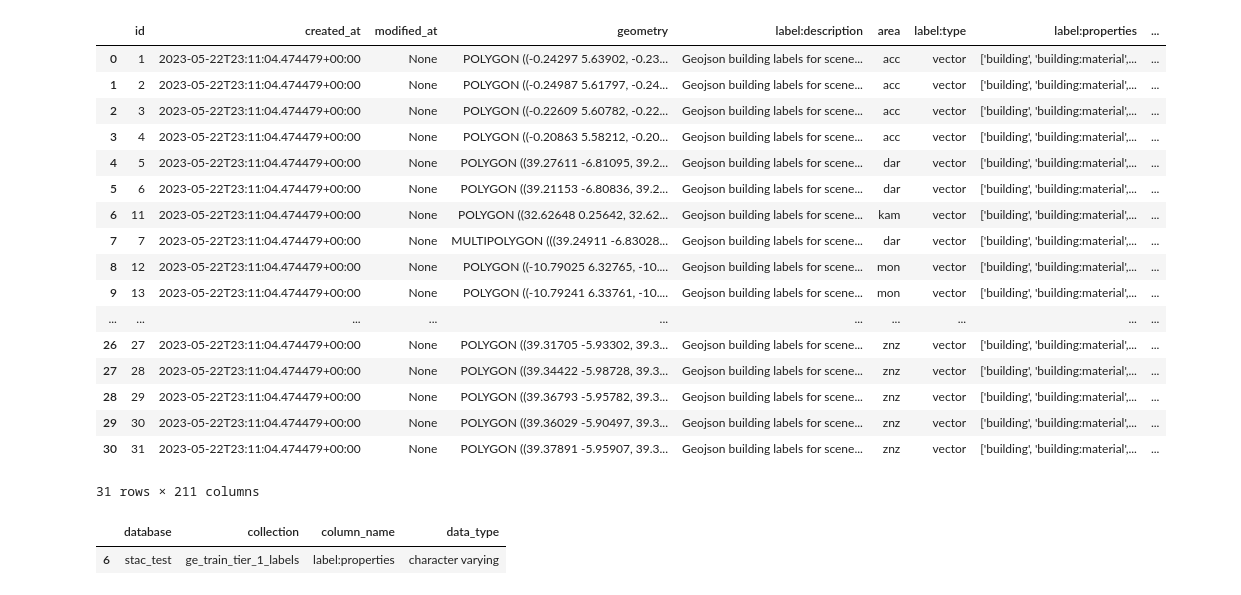
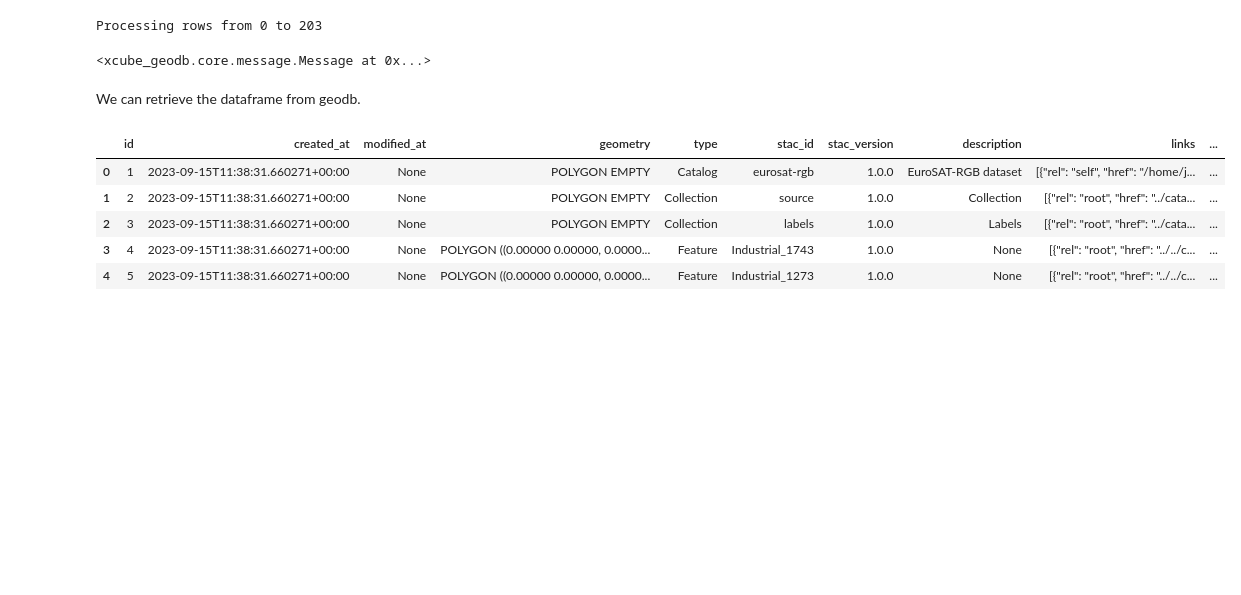
Before and after one commit to earthpulse/eotdl, a Jupyter notebook: demos/ipynbs/02_geodb.ipynb, the cells around one changed output. Drawn from its saved outputs; the diff is of its cells as text; code cells hidden in the pictures; blank space fills up the shorter version.

```diff
--- a/demos/ipynbs/02_geodb.ipynb
+++ b/demos/ipynbs/02_geodb.ipynb
@@ -1,17 +55,16 @@
 # %%
 from xcube_geodb.core.geodb import GeoDBClient
 from dotenv import load_dotenv
-import os
 
 load_dotenv()
 
-g = GeoDBClient(
-  server_url=os.environ['SERVER_URL'],
-  server_port=os.environ['SERVER_PORT'],
-  client_id=os.environ['CLIENT_ID'],
-  client_secret=os.environ['CLIENT_SECRET'],
-  auth_aud=os.environ['AUTH_DOMAIN'],
+geodb_client = GeoDBClient(
+    server_url=os.environ["GEODB_API_SERVER_URL"],
+    server_port=os.environ["GEODB_API_SERVER_PORT"],
+    client_id=os.environ["GEODB_AUTH_CLIENT_ID"],
+    client_secret=os.environ["GEODB_AUTH_CLIENT_SECRET"],
+    auth_aud=os.environ["GEODB_AUTH_DOMAIN"],
 )
 
-g.whoami
+geodb_client.whoami
 # %% [output]
@@ -29,29 +72,34 @@ ds
+# %%
+collection = 'geodb-demo'
+database = None
+
+if geodb_client.collection_exists(collection, database):
+    geodb_client.drop_collection(collection)
+
+collections = {
+    collection: {
+        'crs': 4326,
+        'properties': {column: 'text' for column in values.columns if column not in ['geometry', 'id']}, # this is a limitation, we need to set appropriate types for querying...
+    }
+}
+
+geodb_client.create_collections(collections, database=database)
+
+geodb_client.insert_into_collection(
+    collection, database=database, values=values
+)
+# %% [output]
+Processing rows from 0 to 203
+<xcube_geodb.core.message.Message at 0x...>
+# %% [markdown]
+We can retrieve the dataframe from geodb.
 # %%
-gdf = g.get_collection('ge_train_tier_1_labels', database='stac_test')
+gdf = geodb_client.get_collection(collection)
 gdf.head()
 # %% [output]
-|  | id | created_at | modified_at | geometry | label:description | area | label:type | label:properties | ... |
-| 0 | 1 | 2023-05-22T23:11:04.474479+00:00 | None | POLYGON ((-0.24297 5.63902, -0.23... | Geojson building labels for scene... | acc | vector | ['building', 'building:material',... | ... |
-| 1 | 2 | 2023-05-22T23:11:04.474479+00:00 | None | POLYGON ((-0.24987 5.61797, -0.24... | Geojson building labels for scene... | acc | vector | ['building', 'building:material',... | ... |
-| 2 | 3 | 2023-05-22T23:11:04.474479+00:00 | None | POLYGON ((-0.22609 5.60782, -0.22... | Geojson building labels for scene... | acc | vector | ['building', 'building:material',... | ... |
-| 3 | 4 | 2023-05-22T23:11:04.474479+00:00 | None | POLYGON ((-0.20863 5.58212, -0.20... | Geojson building labels for scene... | acc | vector | ['building', 'building:material',... | ... |
-| 4 | 5 | 2023-05-22T23:11:04.474479+00:00 | None | POLYGON ((39.27611 -6.81095, 39.2... | Geojson building labels for scene... | dar | vector | ['building', 'building:material',... | ... |
-| 5 | 6 | 2023-05-22T23:11:04.474479+00:00 | None | POLYGON ((39.21153 -6.80836, 39.2... | Geojson building labels for scene... | dar | vector | ['building', 'building:material',... | ... |
-| 6 | 11 | 2023-05-22T23:11:04.474479+00:00 | None | POLYGON ((32.62648 0.25642, 32.62... | Geojson building labels for scene... | kam | vector | ['building', 'building:material',... | ... |
-| 7 | 7 | 2023-05-22T23:11:04.474479+00:00 | None | MULTIPOLYGON (((39.24911 -6.83028... | Geojson building labels for scene... | dar | vector | ['building', 'building:material',... | ... |
-| 8 | 12 | 2023-05-22T23:11:04.474479+00:00 | None | POLYGON ((-10.79025 6.32765, -10.... | Geojson building labels for scene... | mon | vector | ['building', 'building:material',... | ... |
-| 9 | 13 | 2023-05-22T23:11:04.474479+00:00 | None | POLYGON ((-10.79241 6.33761, -10.... | Geojson building labels for scene... | mon | vector | ['building', 'building:material',... | ... |
-| ... | ... | ... | ... | ... | ... | ... | ... | ... | ... |
-| 26 | 27 | 2023-05-22T23:11:04.474479+00:00 | None | POLYGON ((39.31705 -5.93302, 39.3... | Geojson building labels for scene... | znz | vector | ['building', 'building:material',... | ... |
-| 27 | 28 | 2023-05-22T23:11:04.474479+00:00 | None | POLYGON ((39.34422 -5.98728, 39.3... | Geojson building labels for scene... | znz | vector | ['building', 'building:material',... | ... |
-| 28 | 29 | 2023-05-22T23:11:04.474479+00:00 | None | POLYGON ((39.36793 -5.95782, 39.3... | Geojson building labels for scene... | znz | vector | ['building', 'building:material',... | ... |
-| 29 | 30 | 2023-05-22T23:11:04.474479+00:00 | None | POLYGON ((39.36029 -5.90497, 39.3... | Geojson building labels for scene... | znz | vector | ['building', 'building:material',... | ... |
-| 30 | 31 | 2023-05-22T23:11:04.474479+00:00 | None | POLYGON ((39.37891 -5.95907, 39.3... | Geojson building labels for scene... | znz | vector | ['building', 'building:material',... | ... |
+|  | id | created_at | modified_at | geometry | type | stac_id | stac_version | description | links | ... |
+| 0 | 1 | 2023-09-15T11:38:31.660271+00:00 | None | POLYGON EMPTY | Catalog | eurosat-rgb | 1.0.0 | EuroSAT-RGB dataset | [{"rel": "self", "href": "/home/j... | ... |
+| 1 | 2 | 2023-09-15T11:38:31.660271+00:00 | None | POLYGON EMPTY | Collection | source | 1.0.0 | Collection | [{"rel": "root", "href": "../cata... | ... |
+| 2 | 3 | 2023-09-15T11:38:31.660271+00:00 | None | POLYGON EMPTY | Collection | labels | 1.0.0 | Labels | [{"rel": "root", "href": "../cata... | ... |
+| 3 | 4 | 2023-09-15T11:38:31.660271+00:00 | None | POLYGON ((0.00000 0.00000, 0.0000... | Feature | Industrial_1743 | 1.0.0 | None | [{"rel": "root", "href": "../../c... | ... |
+| 4 | 5 | 2023-09-15T11:38:31.660271+00:00 | None | POLYGON ((0.00000 0.00000, 0.0000... | Feature | Industrial_1273 | 1.0.0 | None | [{"rel": "root", "href": "../../c... | ... |
-31 rows × 211 columns
-# %%
-gdf = g.get_properties('ge_train_tier_1_labels', 'stac_test')
-l = gdf[gdf['column_name'] == 'label:properties']
-l
-# %% [output]
-|  | database | collection | column_name | data_type |
-| 6 | stac_test | ge_train_tier_1_labels | label:properties | character varying |
```
Also changed, not shown: parts of 26 cells of this notebook, 3 other files.
